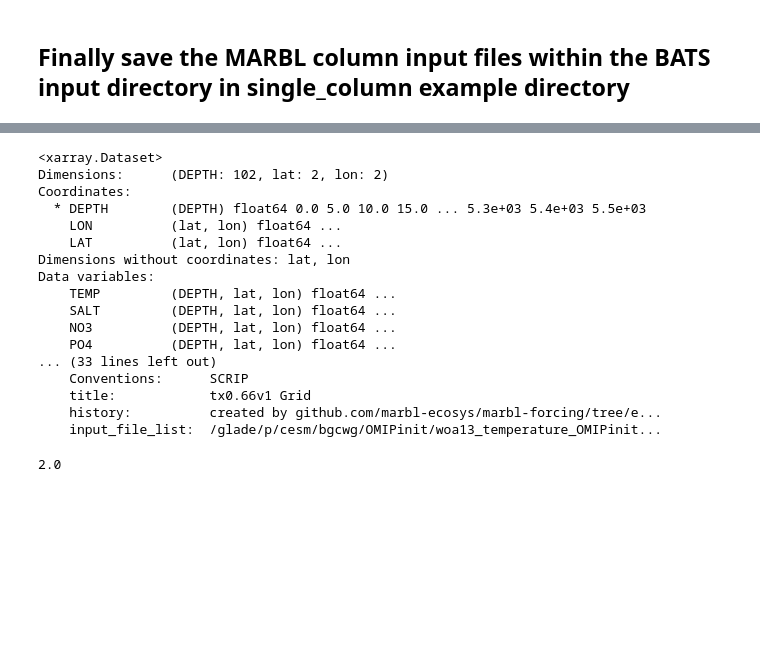
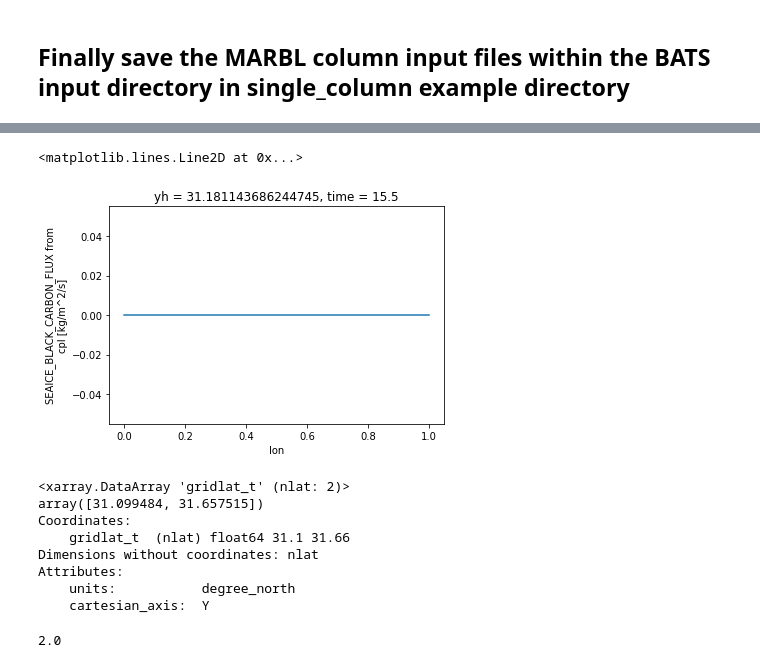
Before and after one commit to ElizabethYankovsky/MARBL_notebooks, a Jupyter notebook: Generate_IC_Files.ipynb, the cells around one changed output, grey strips where cells are left out. Drawn from its saved outputs; the diff is of its cells as text; code cells hidden in the pictures; blank space fills up the shorter version.

```diff
--- a/Generate_IC_Files.ipynb
+++ b/Generate_IC_Files.ipynb
@@ -123,5 +130,0 @@ MARBL_FORCING_FILE_COLUMN    = MARBL_FORCING_FILE.isel(nlat=[yloc-1,yloc], nlon=
-# %%
-keys_flux = ['ATM_BLACK_CARBON_FLUX_CPL','SEAICE_BLACK_CARBON_FLUX_CPL','ATM_FINE_DUST_FLUX_CPL','ATM_COARSE_DUST_FLUX_CPL','SEAICE_DUST_FLUX_CPL']
-FLUX_FILE_COLUMN = OTHER_FLUX_FILE_COLUMN[keys_flux]
-#print(OTHER_FLUX_FILE_COLUMN)
-print(FLUX_FILE_COLUMN)
@@ -148 +150,39 @@ Attributes:
+# %%
+#Setting 4 points on the grid to be equal to the first point
+
+field = list(IC_FILE_COLUMN.keys())
+for field in field:
+    IC_FILE_COLUMN[field][:,1,0]=IC_FILE_COLUMN[field][:,0,0]
+    IC_FILE_COLUMN[field][:,0,1]=IC_FILE_COLUMN[field][:,0,0]
+    IC_FILE_COLUMN[field][:,1,1]=IC_FILE_COLUMN[field][:,0,0]
+
+field = ['FESEDFLUXIN','FESEDFLUXIN_oxic','FESEDFLUXIN_reduce']
+for field in field:
+    MARBL_FESEDFLUX_FILE_COLUMN[field][:,1,0]=MARBL_FESEDFLUX_FILE_COLUMN[field][:,0,0]
+    MARBL_FESEDFLUX_FILE_COLUMN[field][:,0,1]=MARBL_FESEDFLUX_FILE_COLUMN[field][:,0,0]
+    MARBL_FESEDFLUX_FILE_COLUMN[field][:,1,1]=MARBL_FESEDFLUX_FILE_COLUMN[field][:,0,0]
+
+field = ['FESEDFLUXIN']
+for field in field:
+    MARBL_FEVENTFLUX_FILE_COLUMN[field][:,1,0]=MARBL_FEVENTFLUX_FILE_COLUMN[field][:,0,0]
+    MARBL_FEVENTFLUX_FILE_COLUMN[field][:,0,1]=MARBL_FEVENTFLUX_FILE_COLUMN[field][:,0,0]
+    MARBL_FEVENTFLUX_FILE_COLUMN[field][:,1,1]=MARBL_FEVENTFLUX_FILE_COLUMN[field][:,0,0]
+
+field = list(FLUX_FILE_COLUMN.keys())
+for field in field:
+    FLUX_FILE_COLUMN[field][:,1,0]=FLUX_FILE_COLUMN[field][:,0,0]
+    FLUX_FILE_COLUMN[field][:,0,1]=FLUX_FILE_COLUMN[field][:,0,0]
+    FLUX_FILE_COLUMN[field][:,1,1]=FLUX_FILE_COLUMN[field][:,0,0]
+
+field = list(TS_IC_FILE_COLUMN.keys())
+for field in field:
+    TS_IC_FILE_COLUMN[field][:,1,0]=TS_IC_FILE_COLUMN[field][:,0,0]
+    TS_IC_FILE_COLUMN[field][:,0,1]=TS_IC_FILE_COLUMN[field][:,0,0]
+    TS_IC_FILE_COLUMN[field][:,1,1]=TS_IC_FILE_COLUMN[field][:,0,0]
+
+field = list(MARBL_FORCING_FILE_COLUMN.keys())
+for field in field:
+    MARBL_FORCING_FILE_COLUMN[field][:,1,0]=MARBL_FORCING_FILE_COLUMN[field][:,0,0]
+    MARBL_FORCING_FILE_COLUMN[field][:,0,1]=MARBL_FORCING_FILE_COLUMN[field][:,0,0]
+    MARBL_FORCING_FILE_COLUMN[field][:,1,1]=MARBL_FORCING_FILE_COLUMN[field][:,0,0]
 # %%
@@ -350,25 +364,21 @@ Attributes:
+# %%
+np.nanmax(FLUX_FILE_COLUMN.SEAICE_BLACK_CARBON_FLUX_CPL[0,0].plot())
+# %% [output]
+<matplotlib.lines.Line2D at 0x...>
+[figure, added]
 # %%
-testing_IC_FILE = xr.open_dataset('IC_FILE_COLUMN.nc')
+testing_IC_FILE = xr.open_dataset('MARBL_FORCING_FILE_COLUMN.nc')
 #testing_ICs = xr.open_dataset('ICs.nc')
-testing_IC_FILE
+testing_IC_FILE.gridlat_t
 # %% [output]
-<xarray.Dataset>
-Dimensions:      (DEPTH: 102, lat: 2, lon: 2)
+<xarray.DataArray 'gridlat_t' (nlat: 2)>
+array([31.099484, 31.657515])
 Coordinates:
-  * DEPTH        (DEPTH) float64 0.0 5.0 10.0 15.0 ... 5.3e+03 5.4e+03 5.5e+03
-    LON          (lat, lon) float64 ...
-    LAT          (lat, lon) float64 ...
-Dimensions without coordinates: lat, lon
-Data variables:
-    TEMP         (DEPTH, lat, lon) float64 ...
-    SALT         (DEPTH, lat, lon) float64 ...
-    NO3          (DEPTH, lat, lon) float64 ...
-    PO4          (DEPTH, lat, lon) float64 ...
-... (33 lines left out)
-    Conventions:      SCRIP
-    title:            tx0.66v1 Grid
-    history:          created by github.com/marbl-ecosys/marbl-forcing/tree/e...
-    input_file_list:  /glade/p/cesm/bgcwg/OMIPinit/woa13_temperature_OMIPinit...
+    gridlat_t  (nlat) float64 31.1 31.66
+Dimensions without coordinates: nlat
+Attributes:
+    units:           degree_north
+    cartesian_axis:  Y
 # %%
 (1/1.5854895991882293e-08)/86400/365
 # %% [output]
```
Also changed, not shown: parts of 14 cells of this notebook, 1 other file.
